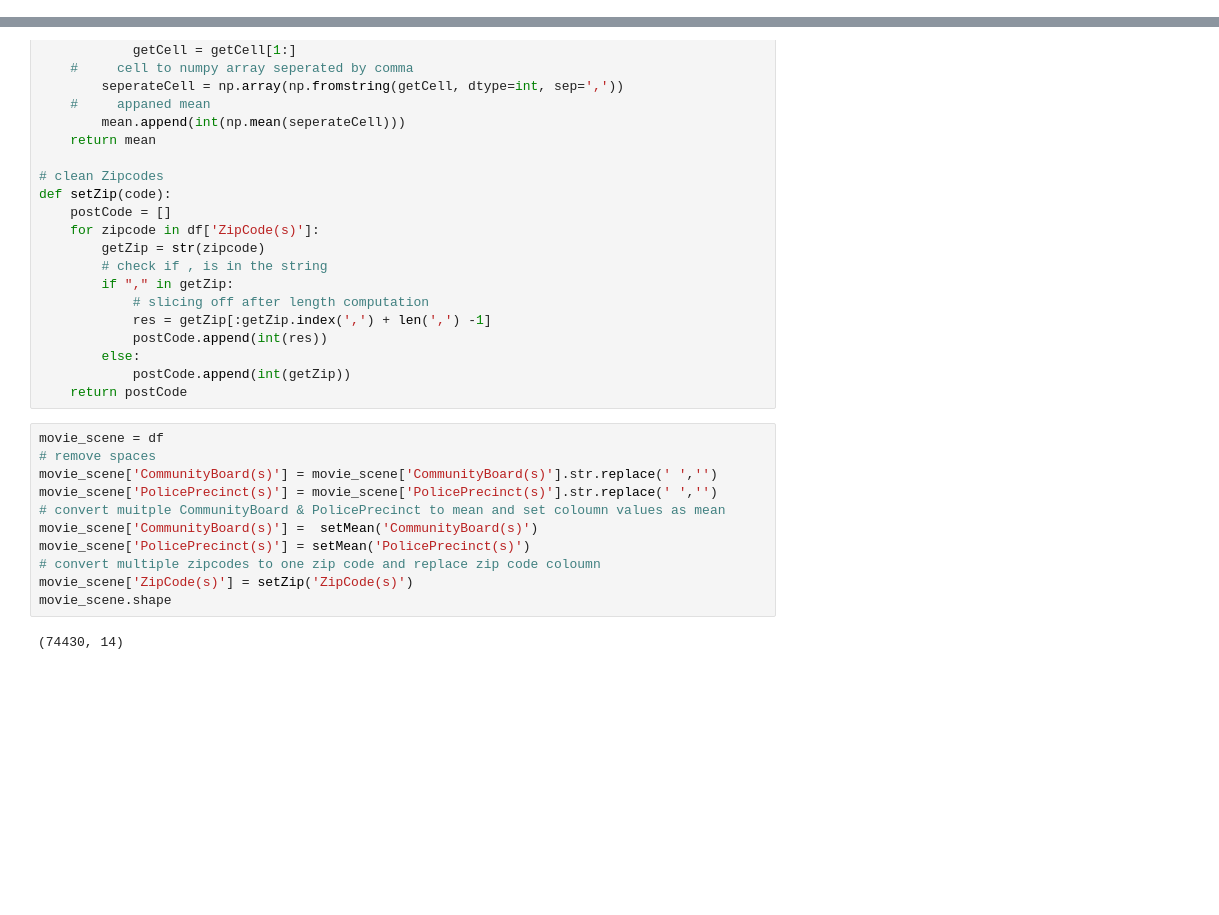
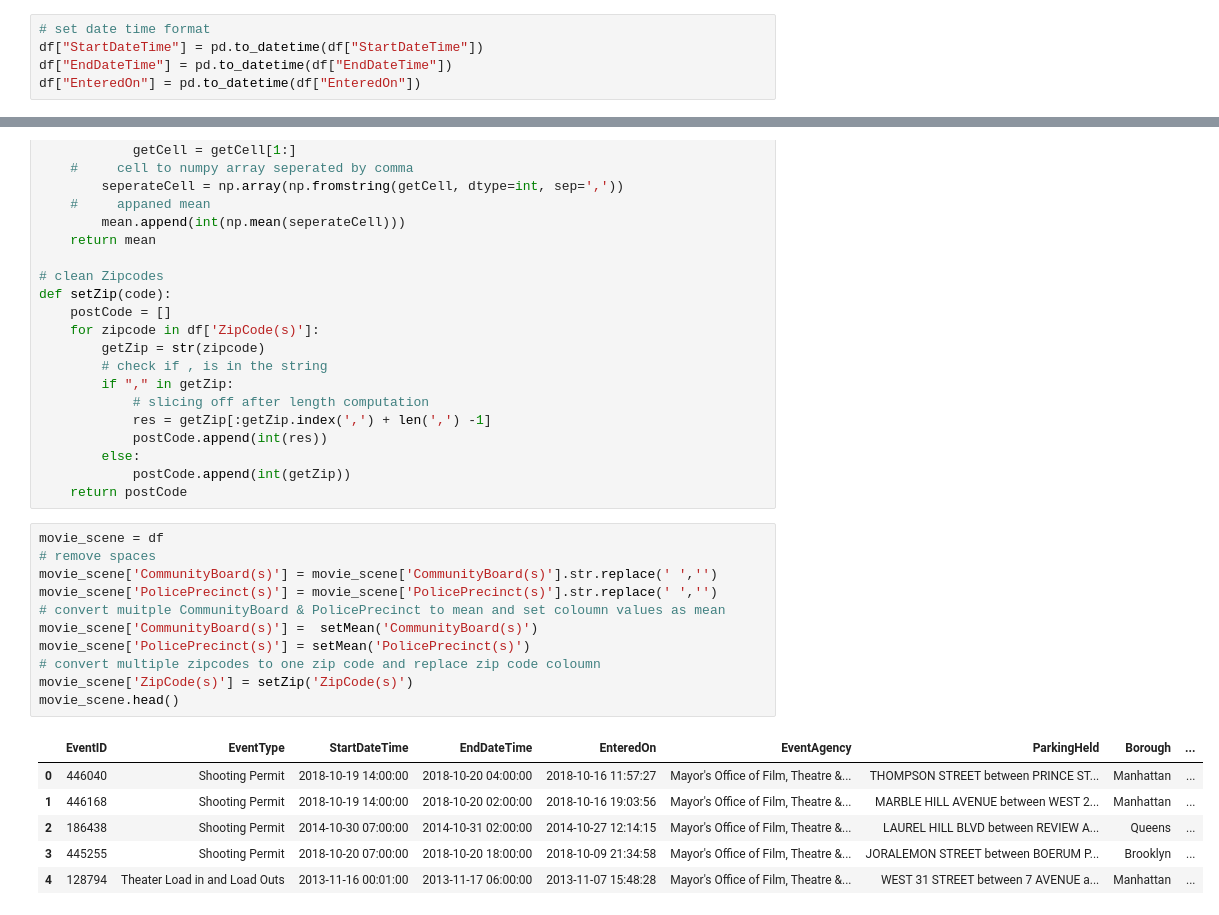
Before and after one commit to MunyaradziMagura/New-York-Movies-Scene, a Jupyter notebook: new_york_movies_scene.ipynb, the cells around one changed output, grey strips where cells are left out. Cells and saved outputs as stored; diff of their text form; blank space fills up the shorter version.

```diff
--- a/new_york_movies_scene.ipynb
+++ b/new_york_movies_scene.ipynb
@@ -8,6 +9,11 @@ from pandas import Series, DataFrame
 df = pd.read_csv('Film_Permits.csv',skipinitialspace = True)
 df = pd.DataFrame(df)
 df.dropna(inplace=True)
+# %%
+# set date time format
+df["StartDateTime"] = pd.to_datetime(df["StartDateTime"])
+df["EndDateTime"] = pd.to_datetime(df["EndDateTime"])
+df["EnteredOn"] = pd.to_datetime(df["EnteredOn"])
 # %%
 #clean CommunityBoard and PolicePrecinct
 def setMean(columns):
@@ -40,13 +46,18 @@ def setZip(code):
 # %%
 movie_scene = df
 # remove spaces
 movie_scene['CommunityBoard(s)'] = movie_scene['CommunityBoard(s)'].str.replace(' ','')
 movie_scene['PolicePrecinct(s)'] = movie_scene['PolicePrecinct(s)'].str.replace(' ','')
 # convert muitple CommunityBoard & PolicePrecinct to mean and set coloumn values as mean
 movie_scene['CommunityBoard(s)'] =  setMean('CommunityBoard(s)')
 movie_scene['PolicePrecinct(s)'] = setMean('PolicePrecinct(s)')
 # convert multiple zipcodes to one zip code and replace zip code coloumn
 movie_scene['ZipCode(s)'] = setZip('ZipCode(s)')
-movie_scene.shape
+movie_scene.head()
 # %% [output]
-(74430, 14)
+|  | EventID | EventType | StartDateTime | EndDateTime | EnteredOn | EventAgency | ParkingHeld | Borough | ... |
+| 0 | 446040 | Shooting Permit | 2018-10-19 14:00:00 | 2018-10-20 04:00:00 | 2018-10-16 11:57:27 | Mayor's Office of Film, Theatre &... | THOMPSON STREET between PRINCE ST... | Manhattan | ... |
+| 1 | 446168 | Shooting Permit | 2018-10-19 14:00:00 | 2018-10-20 02:00:00 | 2018-10-16 19:03:56 | Mayor's Office of Film, Theatre &... | MARBLE HILL AVENUE between WEST 2... | Manhattan | ... |
+| 2 | 186438 | Shooting Permit | 2014-10-30 07:00:00 | 2014-10-31 02:00:00 | 2014-10-27 12:14:15 | Mayor's Office of Film, Theatre &... | LAUREL HILL BLVD between REVIEW A... | Queens | ... |
+| 3 | 445255 | Shooting Permit | 2018-10-20 07:00:00 | 2018-10-20 18:00:00 | 2018-10-09 21:34:58 | Mayor's Office of Film, Theatre &... | JORALEMON STREET between BOERUM P... | Brooklyn | ... |
+| 4 | 128794 | Theater Load in and Load Outs | 2013-11-16 00:01:00 | 2013-11-17 06:00:00 | 2013-11-07 15:48:28 | Mayor's Office of Film, Theatre &... | WEST 31 STREET between 7 AVENUE a... | Manhattan | ... |
```
Also changed, not shown: parts of 7 cells of this notebook.
